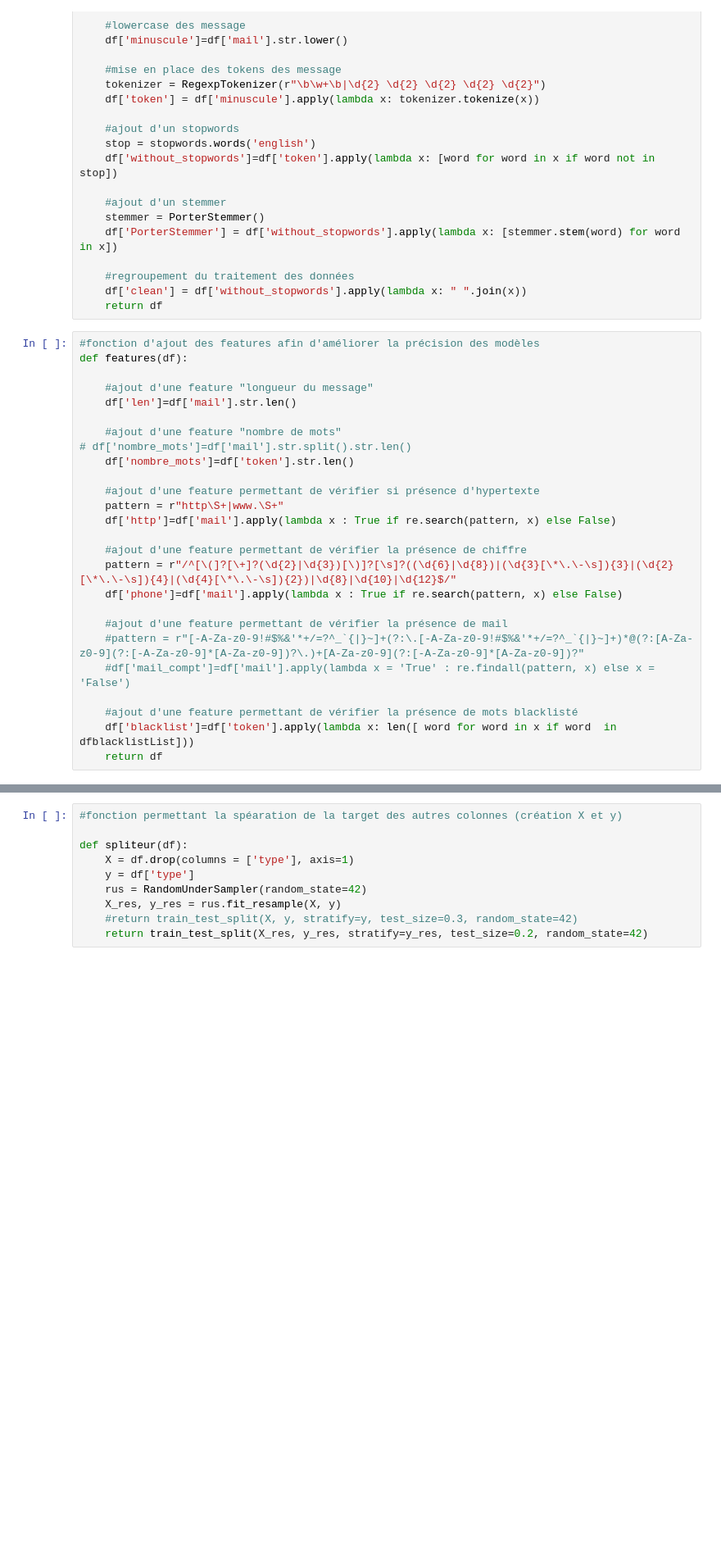
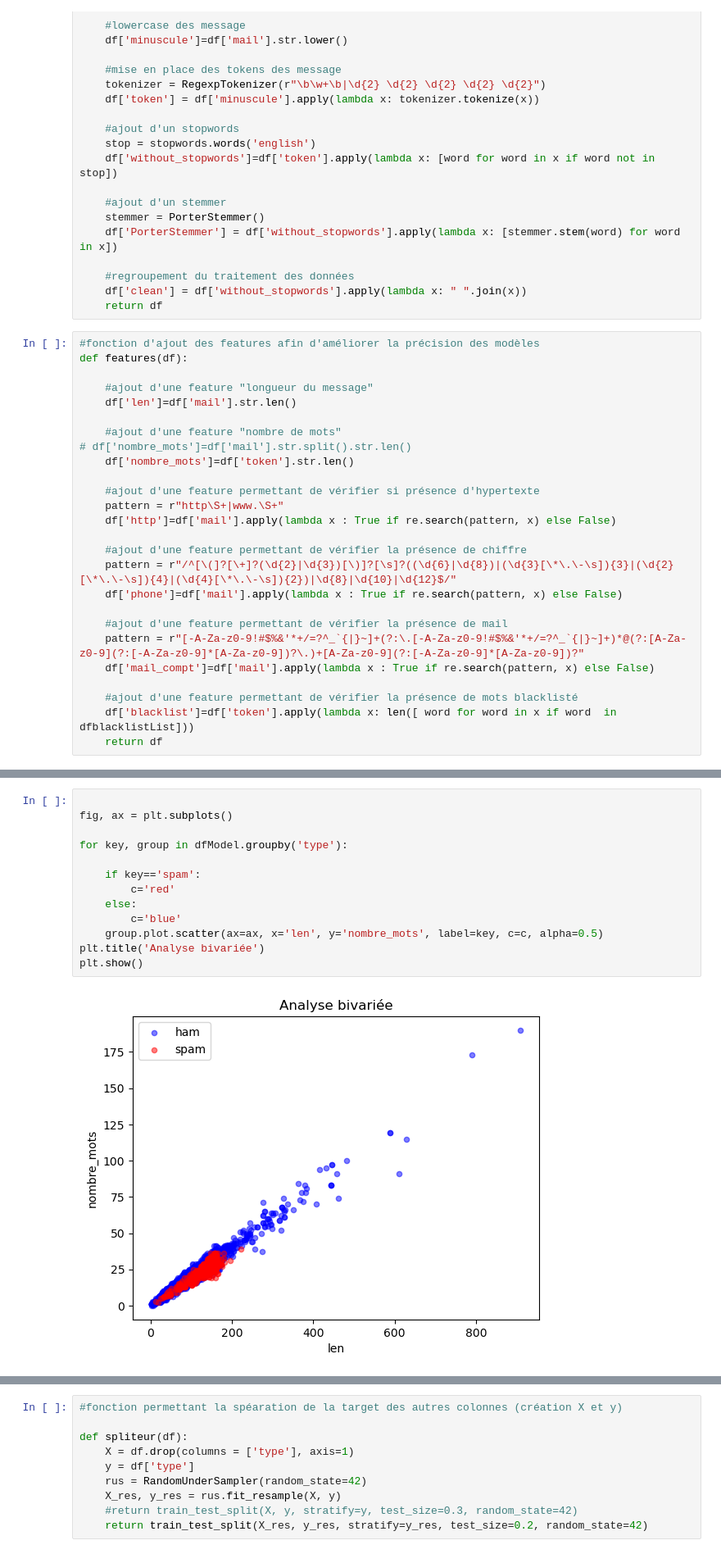
Before and after one commit to COMEWLECOME/Spam_Mohammed-Reda, a Jupyter notebook: SpamProject.ipynb, the cells around one changed output, grey strips where cells are left out. Shown at 82% size. Cells and saved outputs as stored; diff of their text form; blank space fills up the shorter version.

```diff
--- a/SpamProject.ipynb
+++ b/SpamProject.ipynb
@@ -102,8 +104,8 @@ def features(df):
     df['phone']=df['mail'].apply(lambda x : True if re.search(pattern, x) else False)
 
     #ajout d'une feature permettant de vérifier la présence de mail
-    #pattern = r"[-A-Za-z0-9!#$%&'*+/=?^_`{|}~]+(?:\.[-A-Za-z0-9!#$%&'*+/=?^_`{|}~]+)*@(?:[A-Za-z0-9](?:[-A-Za-z0-9]*[A-Za-z0-9])?\.)+[A-Za-z0-9](?:[-A-Za-z0-9]*[A-Za-z0-9])?"
-    #df['mail_compt']=df['mail'].apply(lambda x = 'True' : re.findall(pattern, x) else x = 'False')
+    pattern = r"[-A-Za-z0-9!#$%&'*+/=?^_`{|}~]+(?:\.[-A-Za-z0-9!#$%&'*+/=?^_`{|}~]+)*@(?:[A-Za-z0-9](?:[-A-Za-z0-9]*[A-Za-z0-9])?\.)+[A-Za-z0-9](?:[-A-Za-z0-9]*[A-Za-z0-9])?"
+    df['mail_compt']=df['mail'].apply(lambda x : True if re.search(pattern, x) else False)
 
     #ajout d'une feature permettant de vérifier la présence de mots blacklisté
     df['blacklist']=df['token'].apply(lambda x: len([ word for word in x if word  in dfblacklistList]))
@@ -110,0 +126,15 @@ def features(df):
+# %%
+
+fig, ax = plt.subplots()
+
+for key, group in dfModel.groupby('type'):
+
+    if key=='spam':
+        c='red'
+    else:
+        c='blue'
+    group.plot.scatter(ax=ax, x='len', y='nombre_mots', label=key, c=c, alpha=0.5)
+plt.title('Analyse bivariée')
+plt.show()
+# %% [output]
+[figure, added]
```
Also changed, not shown: parts of 30 cells of this notebook, 11 other files.
